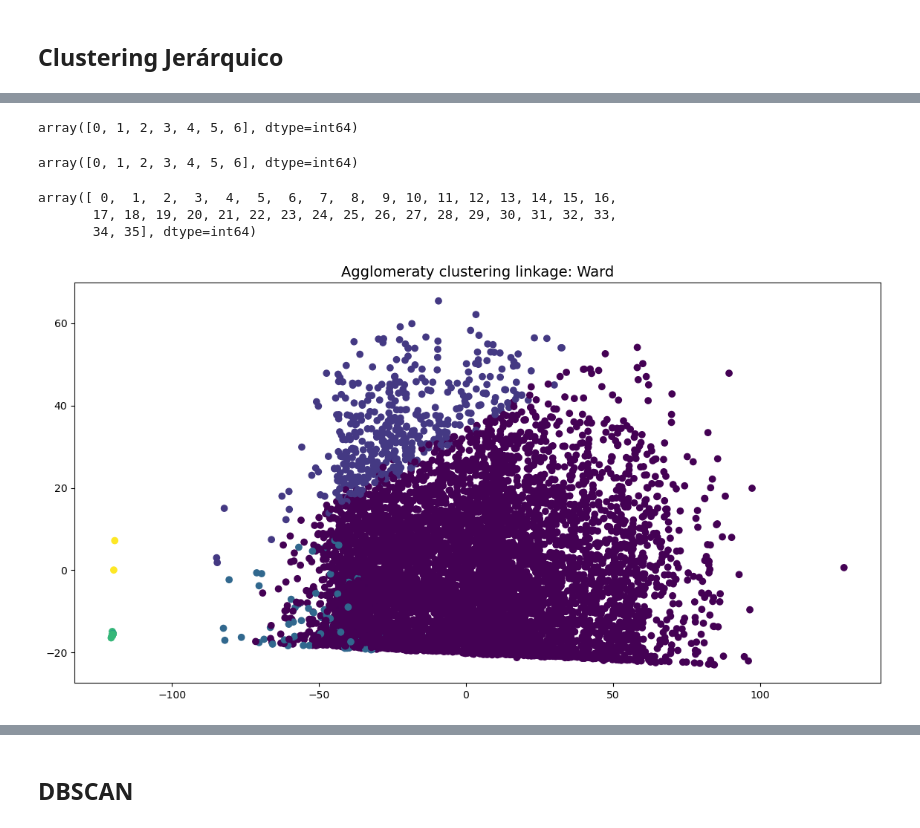
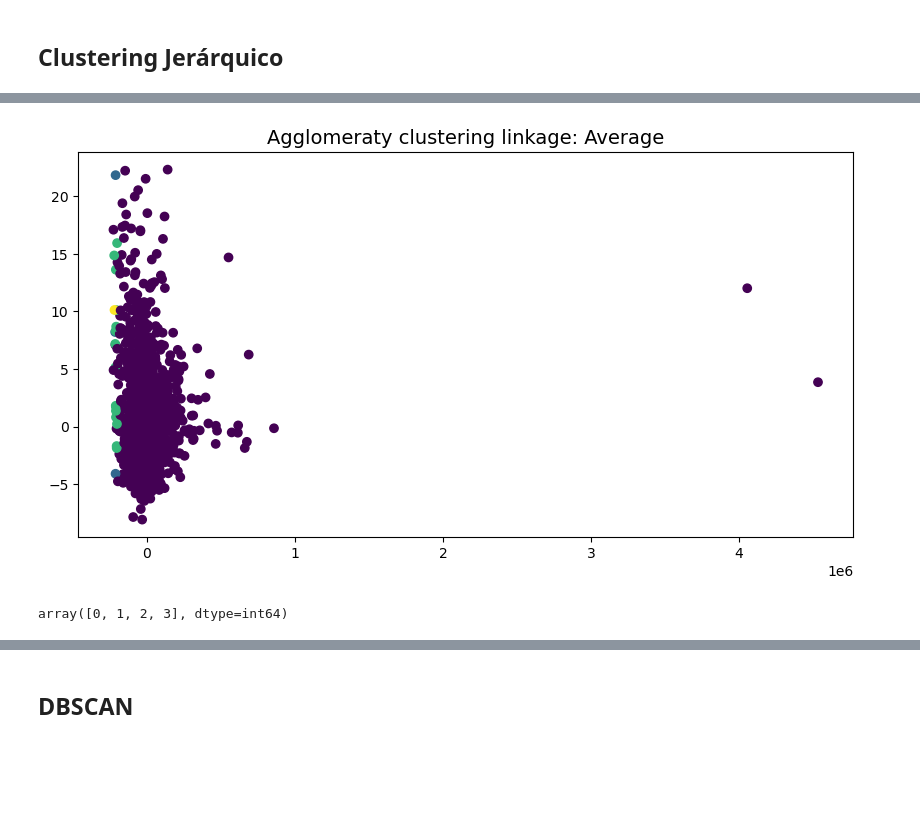
Before and after one commit to Litr0/Proyecto-Mineria, a Jupyter notebook: Hito1.ipynb, the cells around one changed output, grey strips where cells are left out. Saved outputs shown, nothing was run; the diff lists cells and outputs as text; code cells hidden in the pictures; blank space fills up the shorter version.

```diff
--- a/Hito1.ipynb
+++ b/Hito1.ipynb
@@ -404,13 +404,13 @@ data_cleaned_sample.head(2)
 # %%
 # se eliminan atributos de texto que no pueden ser utilizados en KMeans
 data_k_means = data_cleaned_sample.drop(columns = ['Album','Artist', 'Name'])
-data_k_means = data_k_means.drop(columns = [ 'Tempo','TimeSignature','Duration','Genres'])
+data_k_means = data_k_means.drop(columns = ['Duration','Popularity','Tempo','TimeSignature','Genres'])
 
 #normalización de valores numericos
 def minmax_norm(df_input):
     return (df_input - df_input.min()) / ( df_input.max() - df_input.min())
 
-data_k_means = minmax_norm(data_k_means)
+# data_k_means = minmax_norm(data_k_means)
 # %%
 data_k_means.head()
 # %% [output]
@@ -506,35 +569,17 @@ dn = dendrogram(Z, labels= None,orientation='right')
-# %%
-from sklearn.cluster import AgglomerativeClustering
-
-complete_cosine = AgglomerativeClustering(linkage='complete',
-                                affinity='cosine',
-                                n_clusters=None,
-                                distance_threshold=0.15).fit(X)
-np.unique(complete_cosine.labels_)
-# %% [output]
-array([0, 1, 2, 3, 4, 5, 6], dtype=int64)
 # %%
+distance = None
+n_clusters = 4
+
 average_cosine = AgglomerativeClustering(linkage='average',
                                 affinity='cosine',
-                                n_clusters=None,
-                                distance_threshold=0.05).fit(X)
-np.unique(complete_cosine.labels_)
+                                n_clusters=n_clusters,
+                                distance_threshold= distance).fit(X)
-# %% [output]
-array([0, 1, 2, 3, 4, 5, 6], dtype=int64)
-# %%
-ward_euclidean = AgglomerativeClustering(linkage='ward',
-                                    affinity='euclidean',
-                                    n_clusters=None,
-                                    distance_threshold=150).fit((X))
-np.unique(ward_euclidean.labels_)
-# %% [output]
-array([ 0,  1,  2,  3,  4,  5,  6,  7,  8,  9, 10, 11, 12, 13, 14, 15, 16,
-       17, 18, 19, 20, 21, 22, 23, 24, 25, 26, 27, 28, 29, 30, 31, 32, 33,
-       34, 35], dtype=int64)
 # %%
-fig, ax = plt.subplots(sharex=True, figsize = (14,7))
-plt.scatter(rates_pca[:,0],rates_pca[:,1], c= complete_cosine.labels_)
-plt.title('Agglomeraty clustering linkage: Ward').set_fontsize(14)
+fig, ax = plt.subplots(sharex=True, figsize = (10,5))
+plt.scatter(rates_pca[:,0],rates_pca[:,1], c= average_cosine.labels_)
+plt.title('Agglomeraty clustering linkage: Average').set_fontsize(14)
 plt.show()
+np.unique(average_cosine.labels_)
 # %% [output]
-[figure, old version]
+[figure, new version]
+array([0, 1, 2, 3], dtype=int64)
```
Also changed, not shown: parts of 33 cells of this notebook.
